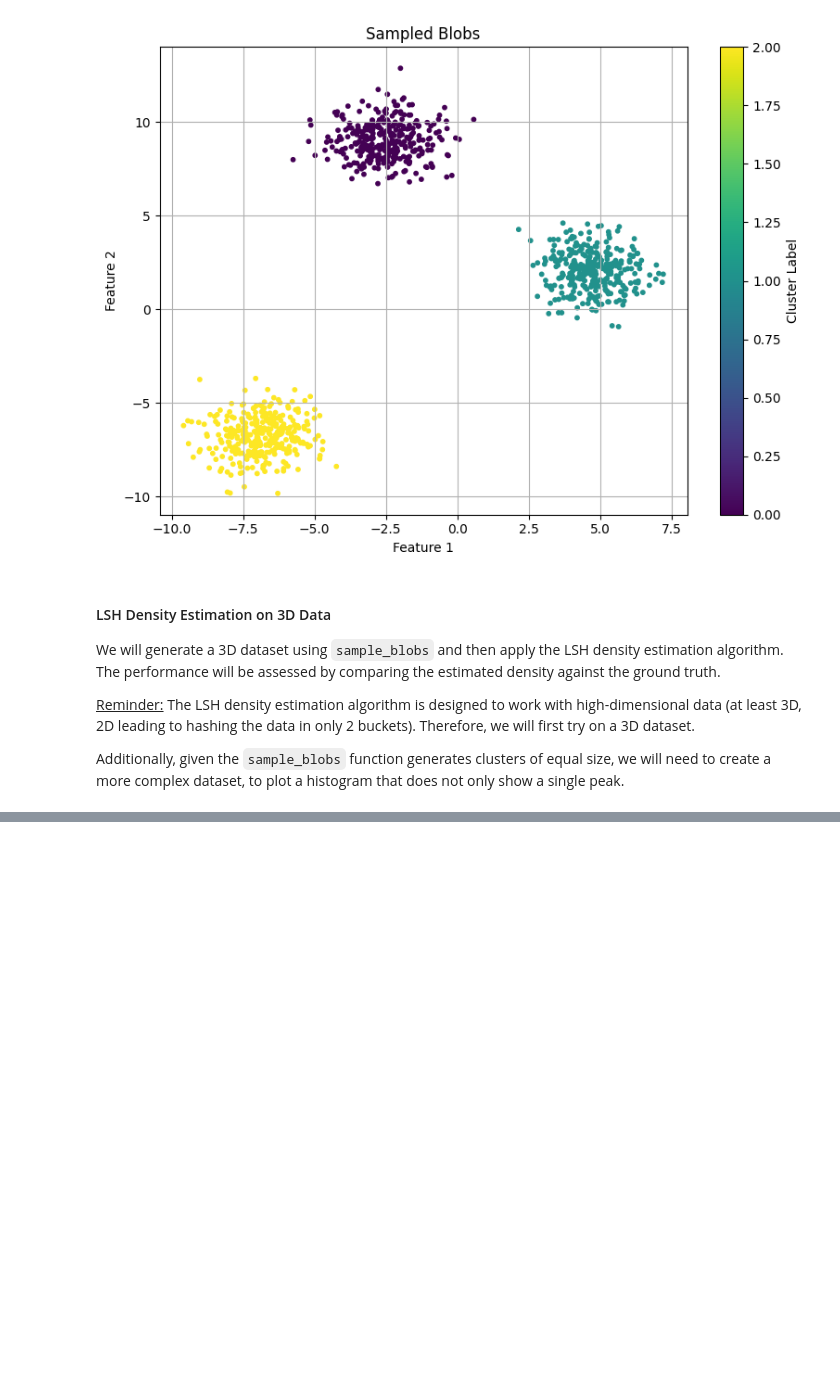
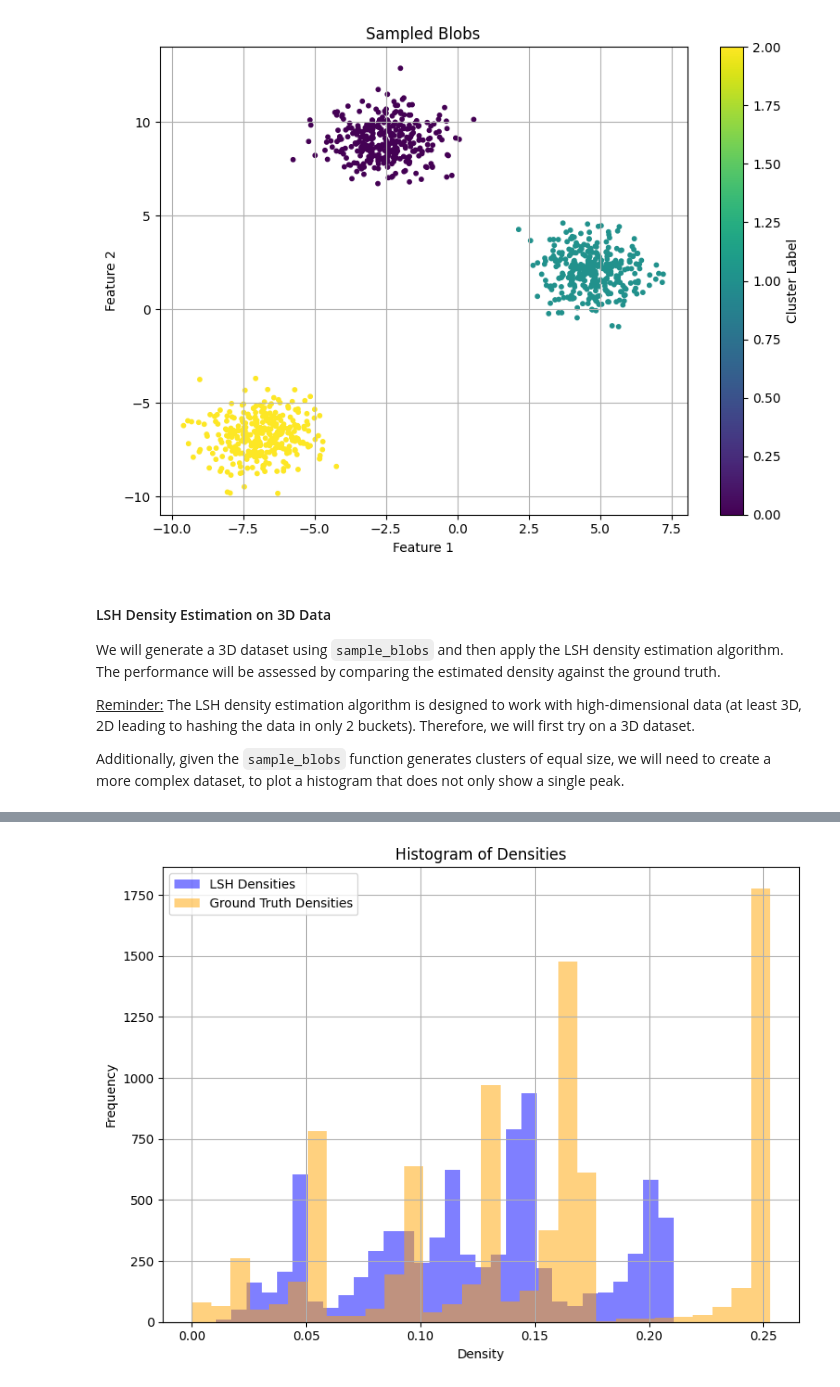
Before and after one commit to Gdeterline/LSH-Based-Points-Density-Estimation-in-High-Dimensional-Embedding-Spaces, a Jupyter notebook: various_tests.ipynb, the cells around one changed output, grey strips where cells are left out. Drawn from its saved outputs; the diff is of its cells as text; code cells hidden in the pictures; blank space fills up the shorter version.

```diff
--- a/various_tests.ipynb
+++ b/various_tests.ipynb
@@ -155,0 +193,14 @@ plt.show()
+# %%
+# Plotting the LSH densities and ground truth densities on the same histogram
+plt.figure(figsize=(8, 6))
+plt.hist(lsh_densities, bins=30, alpha=0.5, label='LSH Densities', color='blue')
+plt.hist(ground_truth_densities, bins=30, alpha=0.5, label='Ground Truth Densities', color='orange')
+plt.xlabel('Density')
+plt.ylabel('Frequency')
+plt.title('Histogram of Densities')
+plt.legend()
+plt.grid()
+plt.tight_layout()
+plt.show()
+# %% [output]
+[figure, added]
```
Also changed, not shown: parts of 18 cells of this notebook, 2 other files.
